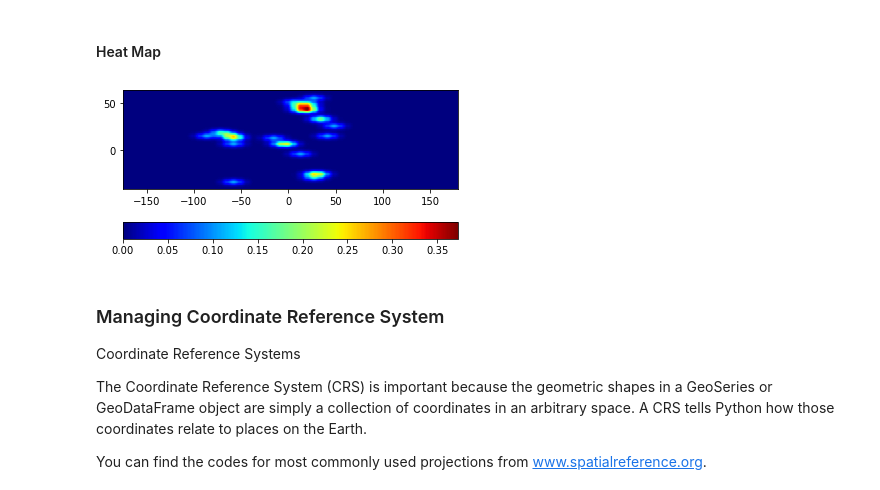
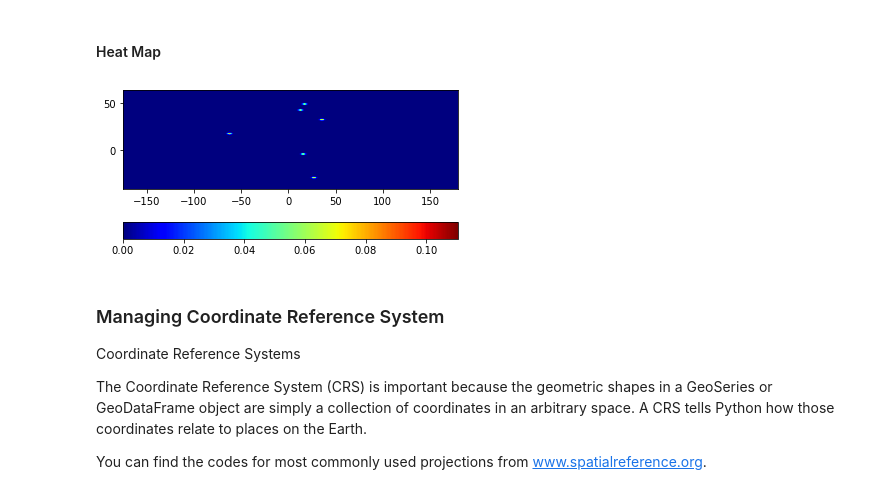
Before and after one commit to IS3UniCologne/Advanced_Analytics_And_Applications_2022, a Jupyter notebook: 04/WS_04.ipynb, the cells around one changed output. Cells and saved outputs as stored; diff of their text form; code cells hidden in the pictures.

```diff
--- a/04/WS_04.ipynb
+++ b/04/WS_04.ipynb
@@ -389,35 +389,35 @@ def heatmap(d, bins=(50,50), smoothing=1, cmap='jet'):
     # Imports
     import geopandas as gpd
     import numpy as np
     from scipy import ndimage
 
     import matplotlib.pylab as pylab
     import matplotlib.pyplot as plt
 
     # Code
     def getx(pt):
         return pt.coords[0][0]
 
     def gety(pt):
         return pt.coords[0][1]
 
     x = list(d.geometry.apply(getx))
     y = list(d.geometry.apply(gety))
     heatmap, xedges, yedges = np.histogram2d(y, x, bins=bins)
     extent = [yedges[0], yedges[-1], xedges[-1], xedges[0]]
 
     logheatmap = np.log(heatmap)
     logheatmap[np.isneginf(logheatmap)] = 0
     logheatmap = ndimage.gaussian_filter(logheatmap, smoothing, mode='nearest')
 
     plt.imshow(logheatmap, cmap=cmap, extent=extent)
     plt.colorbar(location='bottom')
     plt.gca().invert_yaxis()
     plt.show()
 
-heatmap(cities)
+heatmap(cities, bins=(250,250))
 # %% [output]
-[figure, old version]
+[figure, new version]
 # %% [markdown]
 ### Managing Coordinate Reference System
 Coordinate Reference Systems
```
Also changed, not shown: parts of 17 cells of this notebook, 1 other file.
